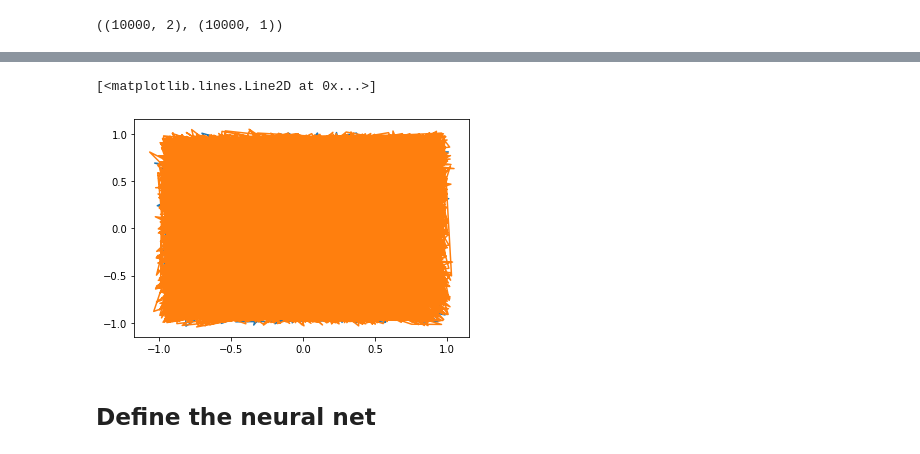
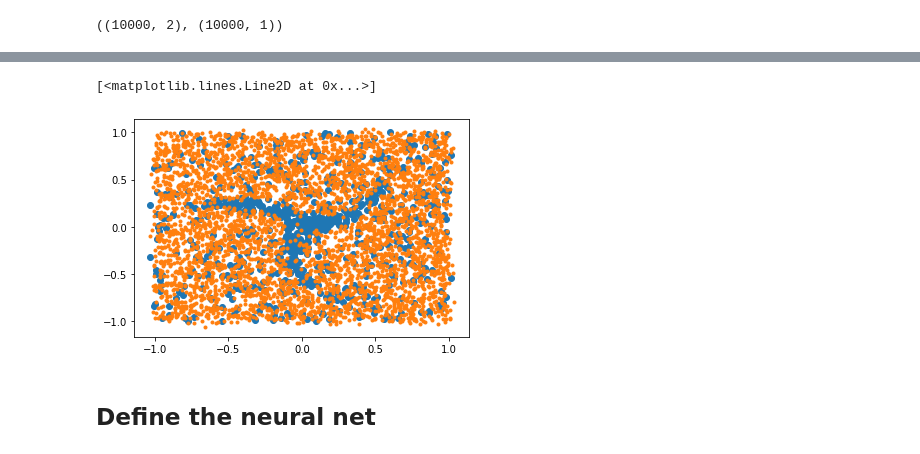
Before and after one commit to samsja/neural_net_educational_framewrok, a Jupyter notebook: Neural_net.ipynb, the cells around one changed output, grey strips where cells are left out. Drawn from its saved outputs; the diff is of its cells as text; code cells hidden in the pictures.

```diff
--- a/Neural_net.ipynb
+++ b/Neural_net.ipynb
@@ -29,9 +30,10 @@ df[0][df[2]==1].shape,df[0][df[2]==-1].shape
 # %%
-plt.plot(df[0][df[2]==1],df[1][df[2]==1])
-plt.plot(df[0][df[2]==-1],df[1][df[2]==-1])
+df_v = pd.read_csv('data/validation_set.csv', delimiter=',',header=None)
+plt.plot(df_v[0][df_v[2]==1],df_v[1][df_v[2]==1],'o')
+plt.plot(df_v[0][df_v[2]==-1],df_v[1][df_v[2]==-1],'.')
 # %% [output]
 [<matplotlib.lines.Line2D at 0x...>]
-[figure, old version]
+[figure, new version]
 # %% [markdown]
 ## Define the neural net
 # %% [markdown]
```
Also changed, not shown: parts of 18 cells of this notebook, 2 other files.
